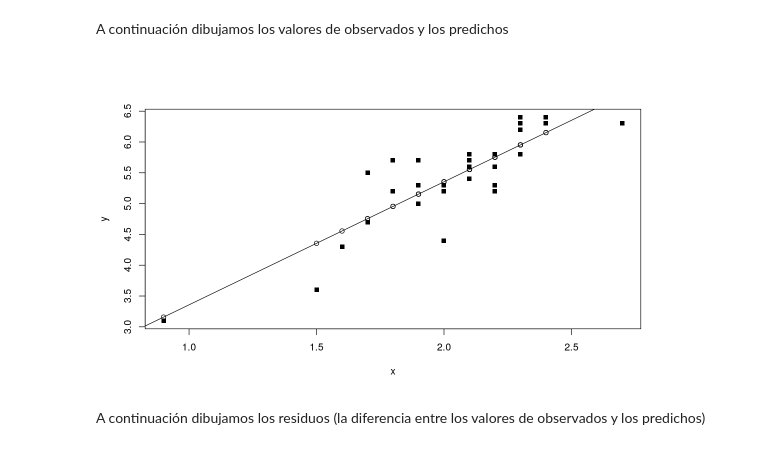
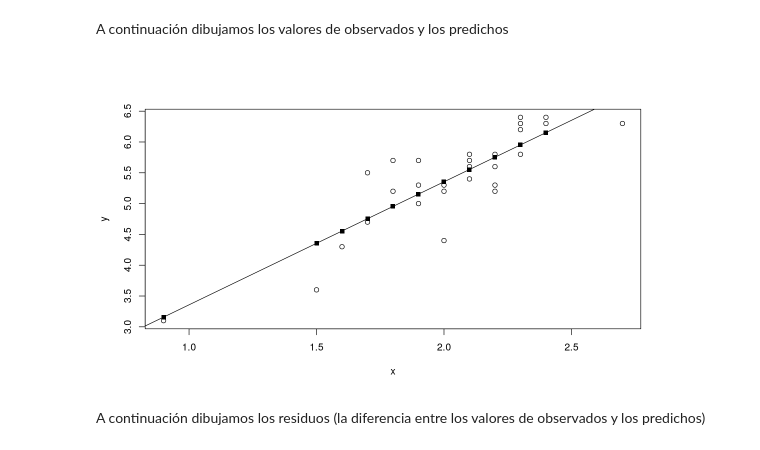
Before and after one commit to josudoncel/josudoncel.github.io, a Jupyter notebook: AnalisisMultivariante/Scripts_R/Ejemplo_RL_simple.ipynb, the cells around one changed output. Cells and saved outputs as stored; diff of their text form; code cells hidden in the pictures.

```diff
--- a/AnalisisMultivariante/Scripts_R/Ejemplo_RL_simple.ipynb
+++ b/AnalisisMultivariante/Scripts_R/Ejemplo_RL_simple.ipynb
@@ -93,11 +93,11 @@ $I_{\beta_1}^{0.95}=(1.5268920,	2.465675)$
 A continuación dibujamos los valores de observados y los predichos
 # %%
 yhat <- 1.3611 + 1.9963 *x
-plot(x,y,pch=15)
-points(x,yhat)
+plot(x,y)
+points(x,yhat,pch=15)
 abline(1.3611,1.9963)
 # %% [output]
-[figure, old version]
+[figure, new version]
 # %% [markdown]
 A continuación dibujamos los residuos (la diferencia entre los valores de observados y los predichos)
 # %%
```
